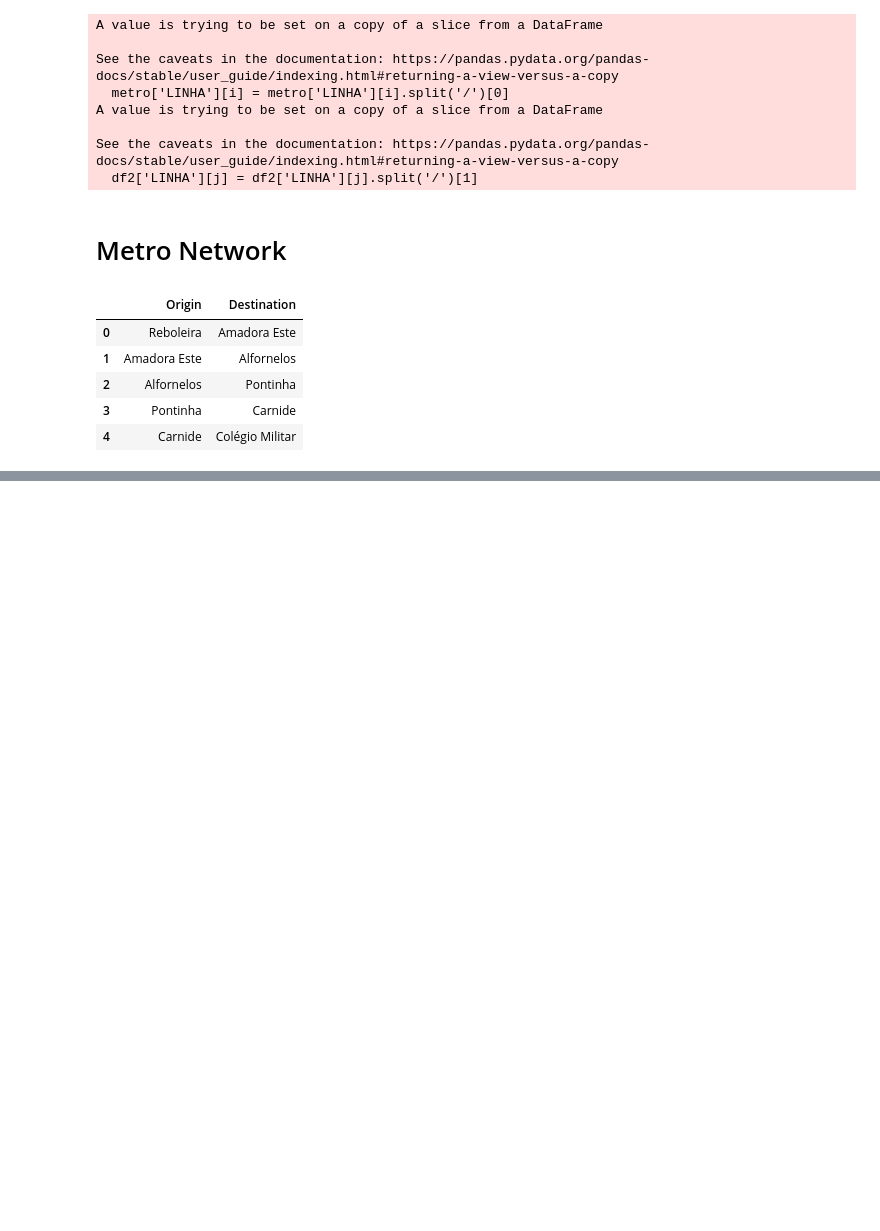
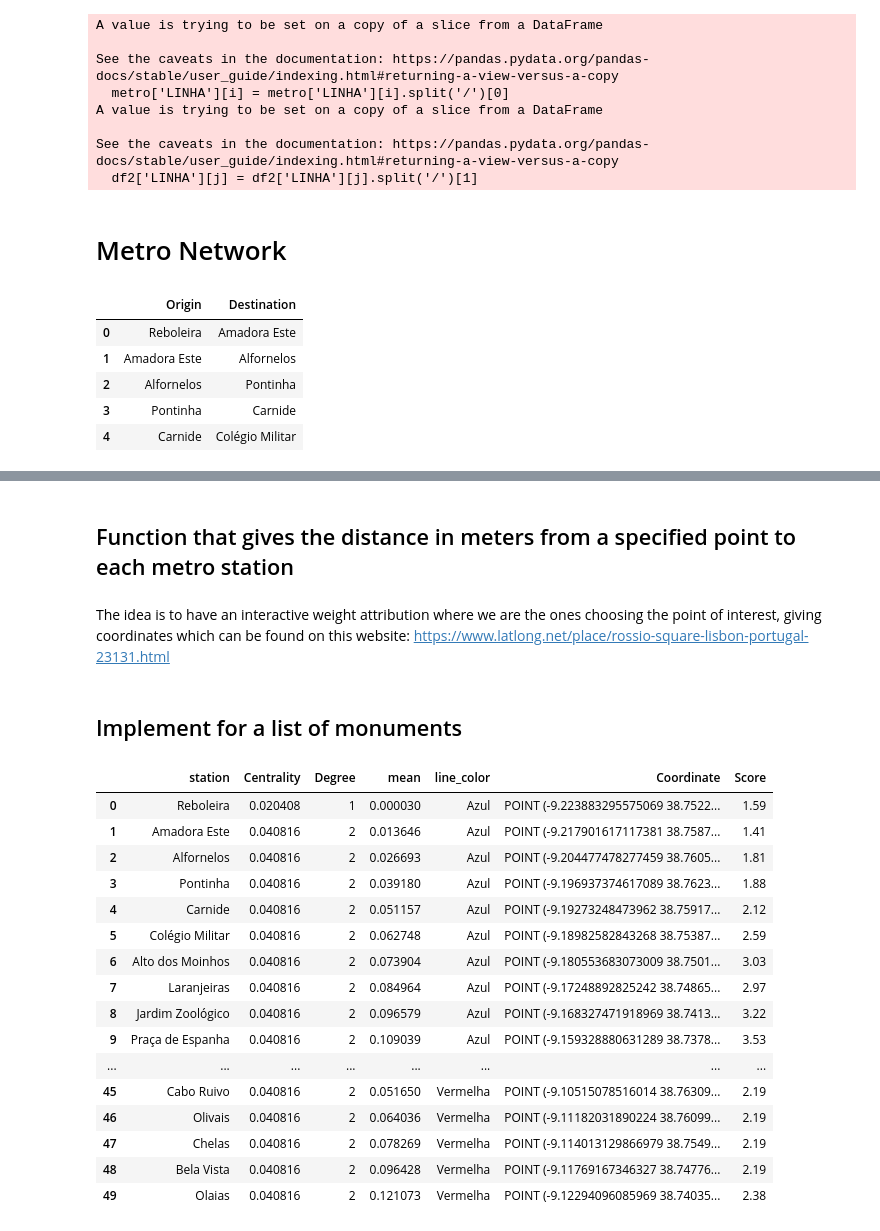
Before and after one commit to AlessandroTorella/Airbnb_project, a Jupyter notebook: Project_netwok.ipynb, the cells around one changed output, grey strips where cells are left out. Saved outputs shown, nothing was run; the diff lists cells and outputs as text; code cells hidden in the pictures; blank space fills up the shorter version.

```diff
--- a/Project_netwok.ipynb
+++ b/Project_netwok.ipynb
@@ -109,0 +156,2 @@ metro_graph = gpd.GeoDataFrame(metro_graph)
+# %%
+weight['mean'] = weight.iloc[:,1:4].mean(axis=1)
@@ -109,0 +176,10 @@ metro_graph = gpd.GeoDataFrame(metro_graph)
+# %%
+lines_dict = dict(zip(metro.NOME, metro.LINHA))
+station_coord = dict(zip(metro.NOME, metro.geometry))
+# %%
+weight['line_color'] = (weight['station']).map(lines_dict)
+weight['Coordinate'] = (weight['station']).map(station_coord)
+# %% [markdown]
+## Function that gives the distance in meters from a specified point to each metro station
+# %% [markdown]
+The idea is to have an interactive weight attribution where we are the ones choosing the point of interest, giving coordinates which can be found on this website: https://www.latlong.net/place/rossio-square-lisbon-portugal-23131.html
@@ -109,0 +210,2 @@ metro_graph = gpd.GeoDataFrame(metro_graph)
+# %% [markdown]
+## Implement for a list of monuments
@@ -109,0 +225,24 @@ metro_graph = gpd.GeoDataFrame(metro_graph)
+# %%
+weight['Score'] = weight.iloc[:,9:].mean(axis=1).round(2)
+weight = weight.drop(columns = weight.iloc[:,9:-1].columns.tolist())
+weight = weight.drop(columns = weight.iloc[:,1:4].columns.tolist())
+# %%
+weight
+# %% [output]
+|  | station | Centrality | Degree | mean | line_color | Coordinate | Score |
+| 0 | Reboleira | 0.020408 | 1 | 0.000030 | Azul | POINT (-9.223883295575069 38.7522... | 1.59 |
+| 1 | Amadora Este | 0.040816 | 2 | 0.013646 | Azul | POINT (-9.217901617117381 38.7587... | 1.41 |
+| 2 | Alfornelos | 0.040816 | 2 | 0.026693 | Azul | POINT (-9.204477478277459 38.7605... | 1.81 |
+| 3 | Pontinha | 0.040816 | 2 | 0.039180 | Azul | POINT (-9.196937374617089 38.7623... | 1.88 |
+| 4 | Carnide | 0.040816 | 2 | 0.051157 | Azul | POINT (-9.19273248473962 38.75917... | 2.12 |
+| 5 | Colégio Militar | 0.040816 | 2 | 0.062748 | Azul | POINT (-9.18982582843268 38.75387... | 2.59 |
+| 6 | Alto dos Moinhos | 0.040816 | 2 | 0.073904 | Azul | POINT (-9.180553683073009 38.7501... | 3.03 |
+| 7 | Laranjeiras | 0.040816 | 2 | 0.084964 | Azul | POINT (-9.17248892825242 38.74865... | 2.97 |
+| 8 | Jardim Zoológico | 0.040816 | 2 | 0.096579 | Azul | POINT (-9.168327471918969 38.7413... | 3.22 |
+| 9 | Praça de Espanha | 0.040816 | 2 | 0.109039 | Azul | POINT (-9.159328880631289 38.7378... | 3.53 |
+| ... | ... | ... | ... | ... | ... | ... | ... |
+| 45 | Cabo Ruivo | 0.040816 | 2 | 0.051650 | Vermelha | POINT (-9.10515078516014 38.76309... | 2.19 |
+| 46 | Olivais | 0.040816 | 2 | 0.064036 | Vermelha | POINT (-9.11182031890224 38.76099... | 2.19 |
+| 47 | Chelas | 0.040816 | 2 | 0.078269 | Vermelha | POINT (-9.114013129866979 38.7549... | 2.19 |
+| 48 | Bela Vista | 0.040816 | 2 | 0.096428 | Vermelha | POINT (-9.11769167346327 38.74776... | 2.19 |
+| 49 | Olaias | 0.040816 | 2 | 0.121073 | Vermelha | POINT (-9.12294096085969 38.74035... | 2.38 |
```
Also changed, not shown: parts of 25 cells of this notebook.
